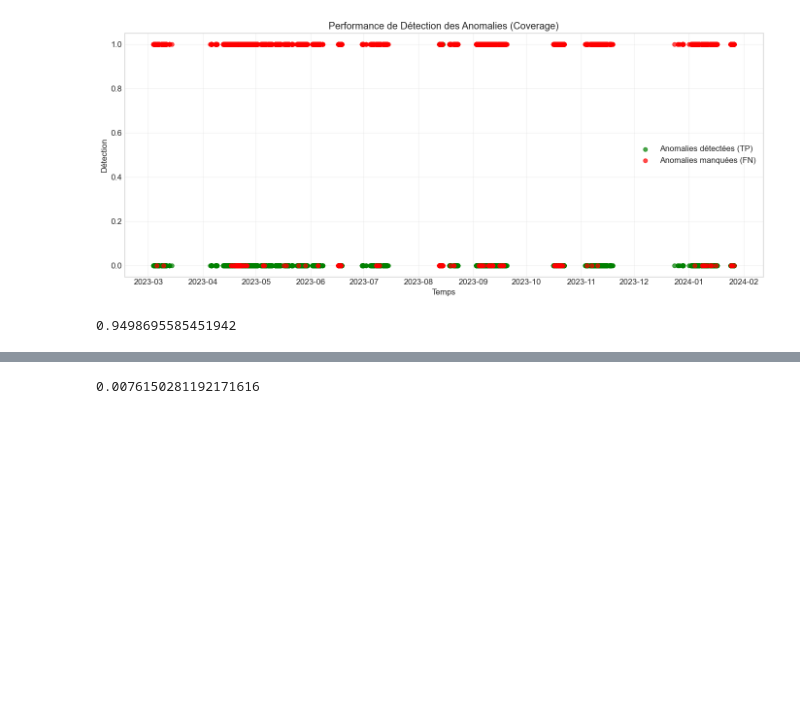
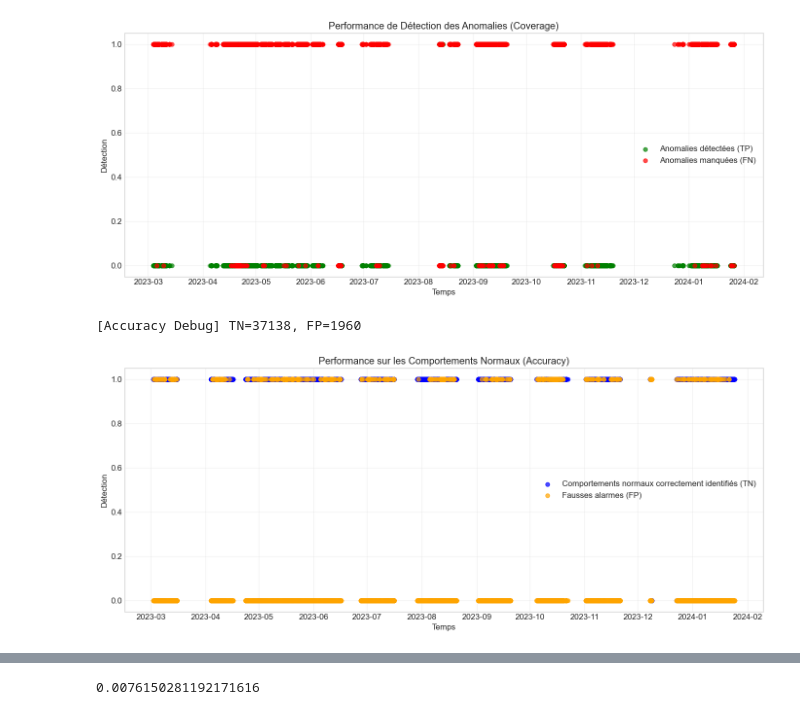
Before and after one commit to mohamedchnafy-ds/predective-maintenance, a Jupyter notebook: model/autoencoder_mohamed.ipynb, the cells around one changed output, grey strips where cells are left out. Drawn from its saved outputs; the diff is of its cells as text; code cells hidden in the pictures; blank space fills up the shorter version.

```diff
--- a/model/autoencoder_mohamed.ipynb
+++ b/model/autoencoder_mohamed.ipynb
@@ -1028,9 +1036,11 @@ class Accuracy:
 # %%
 Acc = Accuracy()
 accuracy_score = Acc.calculate_accuracy_score(test_data, anomaly_results)
 accuracy_score
+Acc.visualize_accuracy(test_data, anomaly_results)
 # %% [output]
-0.9498695585451942
+[Accuracy Debug] TN=37138, FP=1960
+[figure, added]
 # %%
 class Reliability:
     """
```
Also changed, not shown: parts of 7 cells of this notebook.
